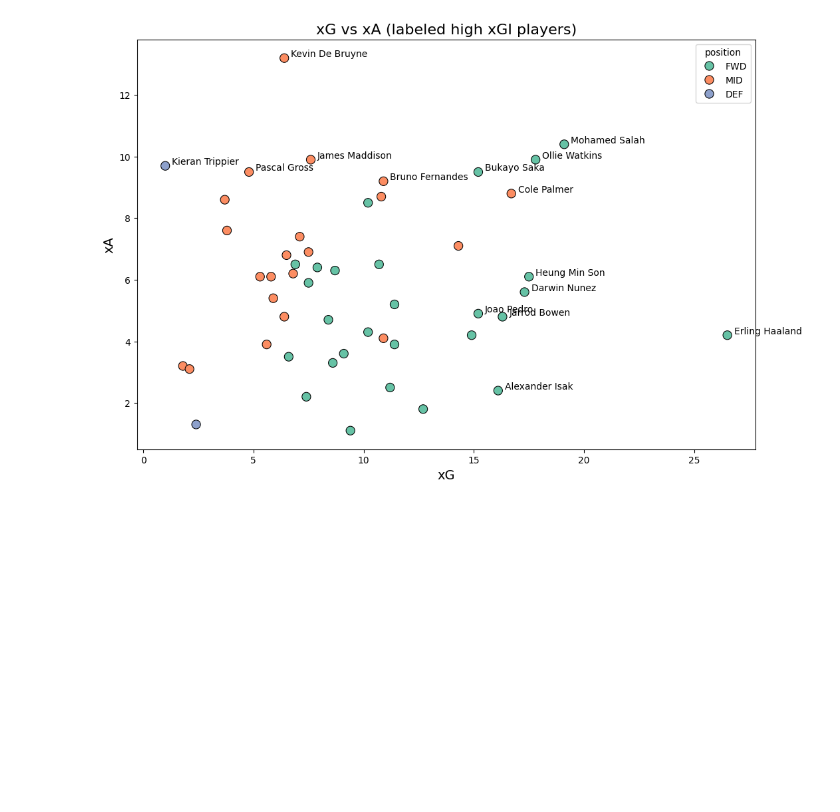
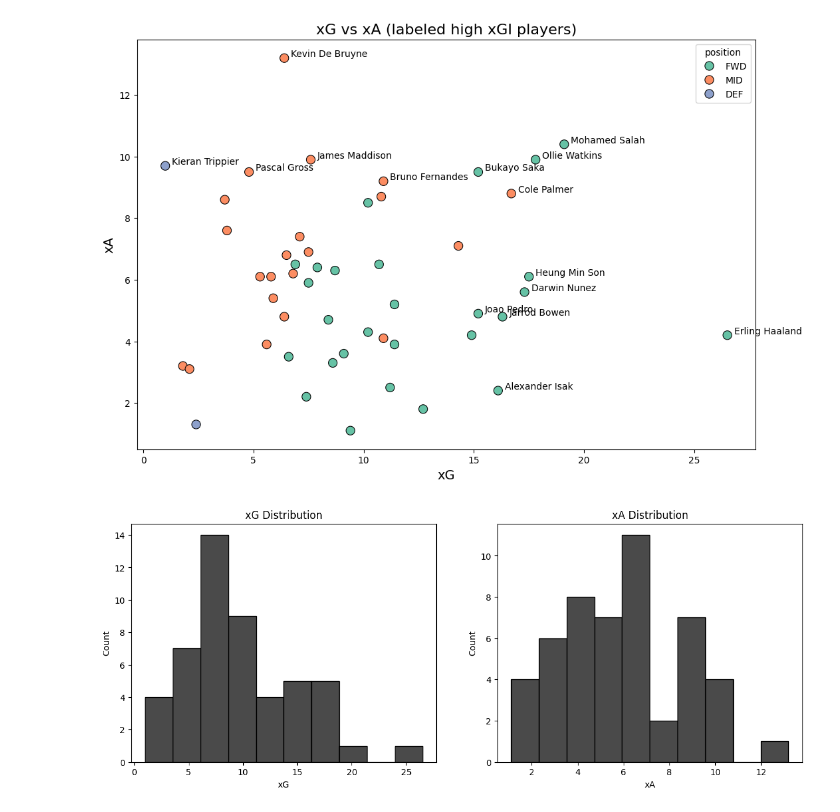
Before and after one commit to dmnarula/football-ds-learning, a Jupyter notebook: week3-visualization/Week3_Visualization.ipynb, the cells around one changed output. Cells and saved outputs as stored; diff of their text form; code cells hidden in the pictures; blank space fills up the shorter version.

```diff
--- a/week3-visualization/Week3_Visualization.ipynb
+++ b/week3-visualization/Week3_Visualization.ipynb
@@ -333,3 +333,23 @@ plt.ylabel("xA", fontsize=14)
 plt.show()
 # %% [output]
 [figure]
+# %%
+fig, axes = plt.subplots(1, 2, figsize=(14, 5))
+
+# Left
+axes[0].hist(df["xG"], bins=10, color="#4a4a4a", edgecolor="black")
+axes[0].set_title("xG Distribution")
+axes[0].set_xlabel("xG")
+axes[0].set_ylabel("Count")
+
+# Right
+axes[1].hist(df["xA"], bins=10, color="#4a4a4a", edgecolor="black")
+axes[1].set_title("xA Distribution")
+axes[1].set_xlabel("xA")
+axes[1].set_ylabel("Count")
+
+plt.tight_layout
+plt.savefig("xg_xa_hist.png", dpi=300, bbox_inches="tight")
+plt.show()
+# %% [output]
+[figure, added]
```
Also changed, not shown: parts of 3 cells of this notebook.
